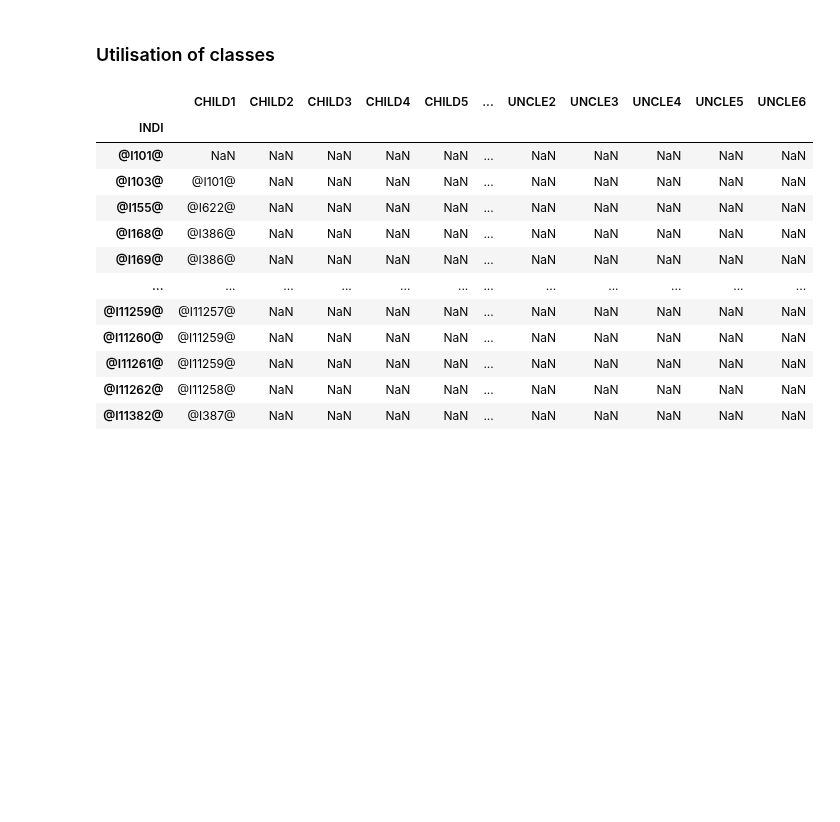
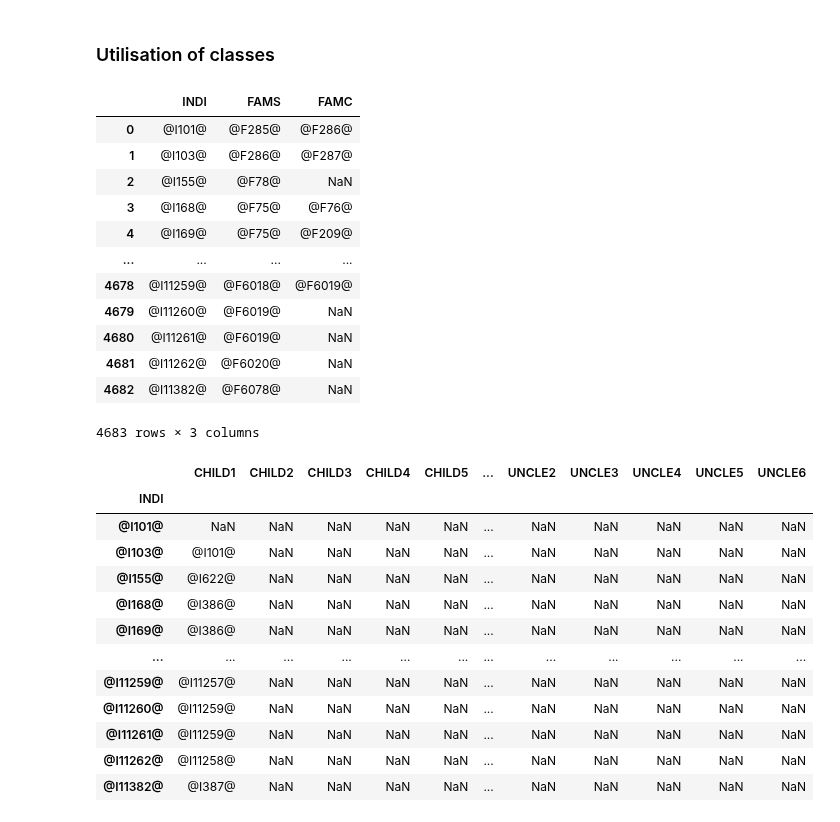
Before and after one commit to Aliceodyssee/projet_informatique_famille, a Jupyter notebook: tests.ipynb, the cells around one changed output. Saved outputs shown, nothing was run; the diff lists cells and outputs as text; code cells hidden in the pictures; blank space fills up the shorter version.

```diff
--- a/tests.ipynb
+++ b/tests.ipynb
@@ -10,6 +10,22 @@ file_path = "./ged docs/Queen_Eliz_II.ged"
 # %%
 graph = Graph(file_path)
 path = Path(file_path)
+# %%
+graph.get_IndivFamily_DataFrame()
+# %% [output]
+|  | INDI | FAMS | FAMC |
+| 0 | @I101@ | @F285@ | @F286@ |
+| 1 | @I103@ | @F286@ | @F287@ |
+| 2 | @I155@ | @F78@ | NaN |
+| 3 | @I168@ | @F75@ | @F76@ |
+| 4 | @I169@ | @F75@ | @F209@ |
+| ... | ... | ... | ... |
+| 4678 | @I11259@ | @F6018@ | @F6019@ |
+| 4679 | @I11260@ | @F6019@ | NaN |
+| 4680 | @I11261@ | @F6019@ | NaN |
+| 4681 | @I11262@ | @F6020@ | NaN |
+| 4682 | @I11382@ | @F6078@ | NaN |
+4683 rows × 3 columns
 # %%
 graph.get_IndivLinks_DataFrame()
 # %% [output]
```
Also changed, not shown: parts of 3 cells of this notebook, 1 other file.
